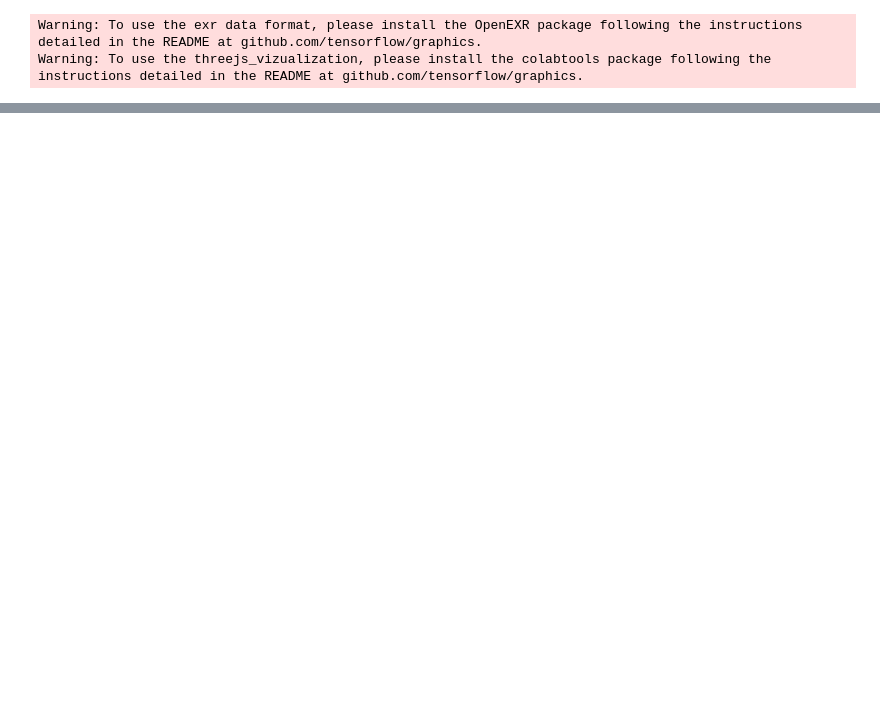
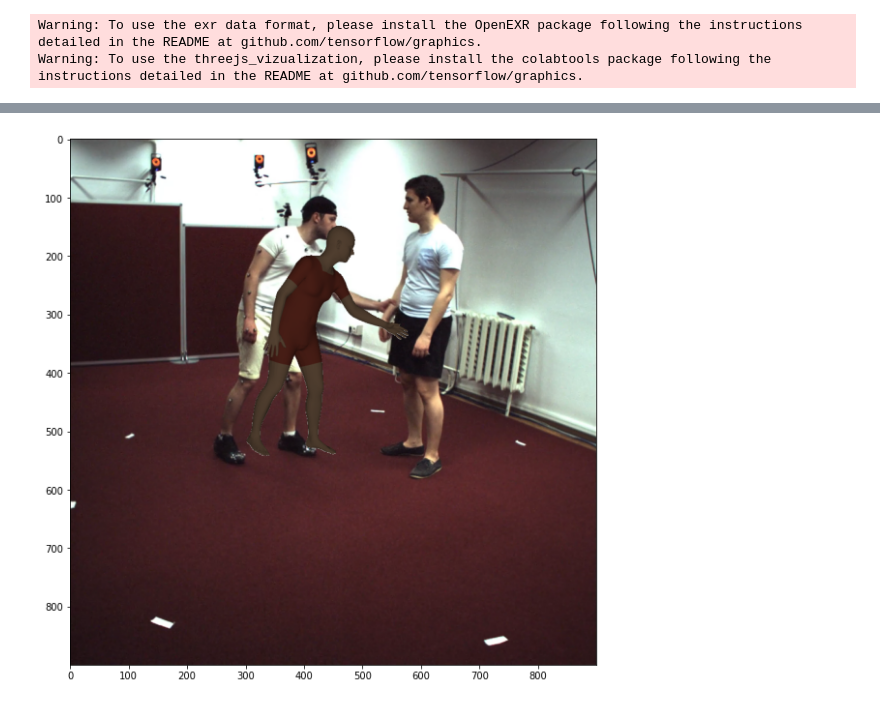
Before and after one commit to sminchisescu-research/imar_vision_datasets_tools, a Jupyter notebook: notebooks/visualize_prediction.ipynb, the cells around one changed output, grey strips where cells are left out. Cells and saved outputs as stored; diff of their text form; code cells hidden in the pictures; blank space fills up the shorter version.

```diff
--- a/notebooks/visualize_prediction.ipynb
+++ b/notebooks/visualize_prediction.ipynb
@@ -35,0 +40,4 @@ plot_over_image(frame, j2d)
+# %%
+from util.ghum_util import GHUMHelper
+GHUM_Models_Path = '../../ghumrepo/ghum/shmodels'
+ghum_helper = GHUMHelper(GHUM_Models_Path)
@@ -35,0 +52,10 @@ plot_over_image(frame, j2d)
+# %%
+gpp_data = {key: data[subj_name][action_name]['persons'][person_id]['gpp'][key] for key in data[subj_name][action_name]['persons'][person_id]['gpp']}
+camera_gpp = ghum_helper.get_world_gpp(gpp_data)
+camera_posed_data_ghum = ghum_helper.ghum_model.pose(camera_gpp)
+rendered_image = ghum_helper.render(camera_posed_data_ghum.vertices[image_id], frame, cam_params, vertices_in_world=False)
+figure = plt.figure(figsize=(10, 10))
+plt.imshow(rendered_image)
+plt.show()
+# %% [output]
+[figure, added]
```
Also changed, not shown: parts of 9 cells of this notebook, 2 other files.
